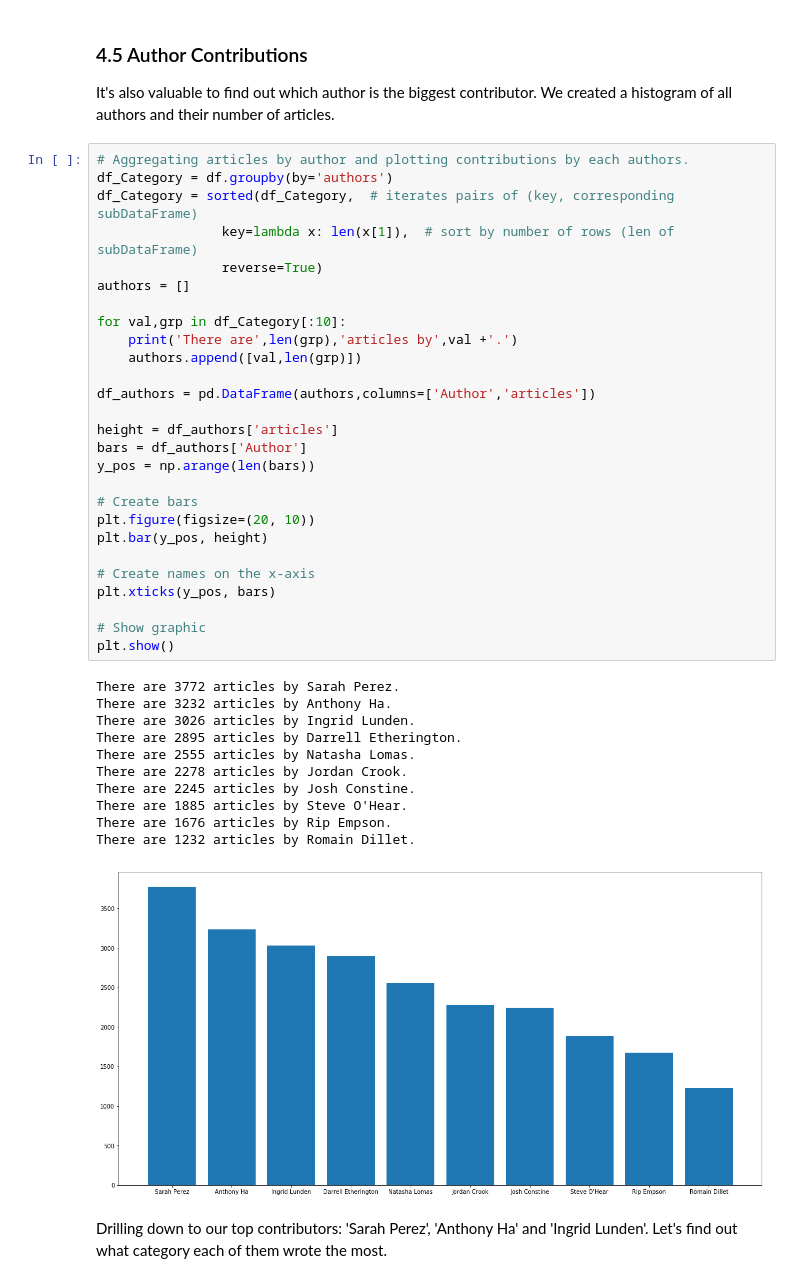
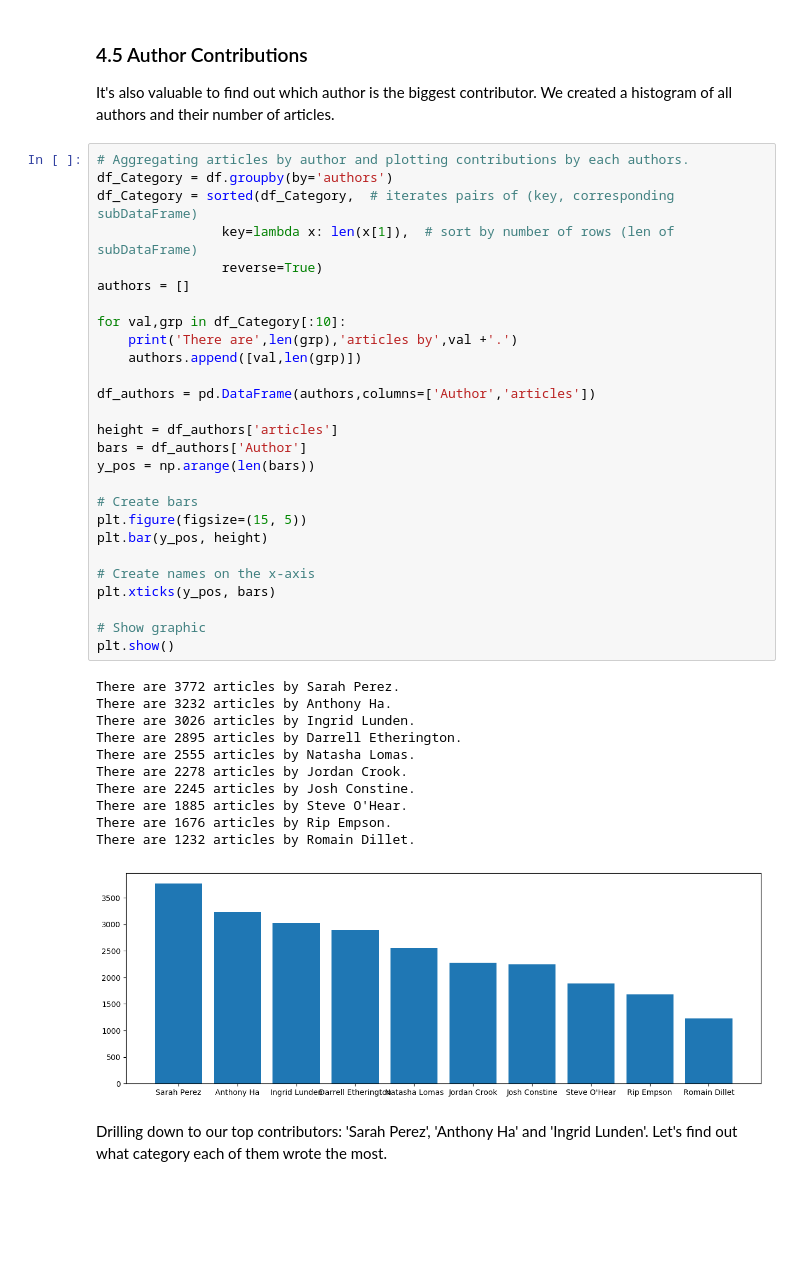
Before and after one commit to wayofnumbers/wayofnumbers.github.io, a Jupyter notebook: content/MLN-Text-Data-Analysis.ipynb, the cells around one changed output. Cells and saved outputs as stored; diff of their text form; blank space fills up the shorter version.

```diff
--- a/content/MLN-Text-Data-Analysis.ipynb
+++ b/content/MLN-Text-Data-Analysis.ipynb
@@ -554,35 +480,35 @@ authors = []
 
 for val,grp in df_Category[:10]:
     print('There are',len(grp),'articles by',val +'.')
     authors.append([val,len(grp)])
 
 df_authors = pd.DataFrame(authors,columns=['Author','articles'])
 
 height = df_authors['articles']
 bars = df_authors['Author']
 y_pos = np.arange(len(bars))
 
 # Create bars
-plt.figure(figsize=(20, 10))
+plt.figure(figsize=(15, 5))
 plt.bar(y_pos, height)
 
 # Create names on the x-axis
 plt.xticks(y_pos, bars)
 
 # Show graphic
 plt.show()
 # %% [output]
 There are 3772 articles by Sarah Perez.
 There are 3232 articles by Anthony Ha.
 There are 3026 articles by Ingrid Lunden.
 There are 2895 articles by Darrell Etherington.
 There are 2555 articles by Natasha Lomas.
 There are 2278 articles by Jordan Crook.
 There are 2245 articles by Josh Constine.
 There are 1885 articles by Steve O'Hear.
 There are 1676 articles by Rip Empson.
 There are 1232 articles by Romain Dillet.
-[figure, old version]
+[figure, new version]
 # %% [markdown]
 Drilling down to our top contributors: 'Sarah Perez', 'Anthony Ha' and 'Ingrid Lunden'. Let's find out what category each of them wrote the most.
 # %%
```
Also changed, not shown: parts of 26 cells of this notebook, 6 other files.
